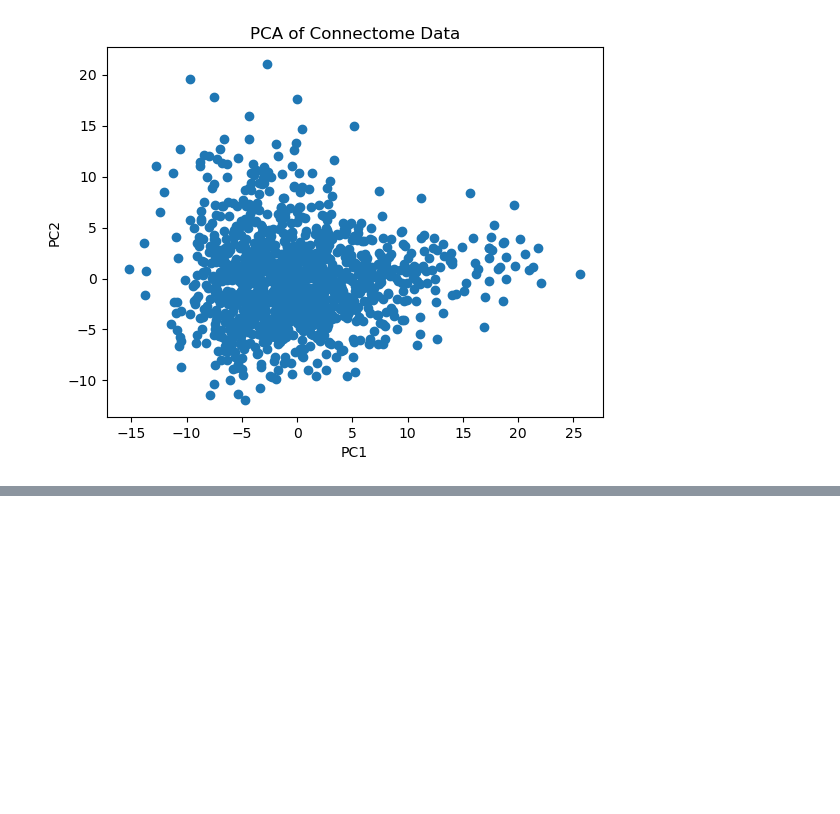
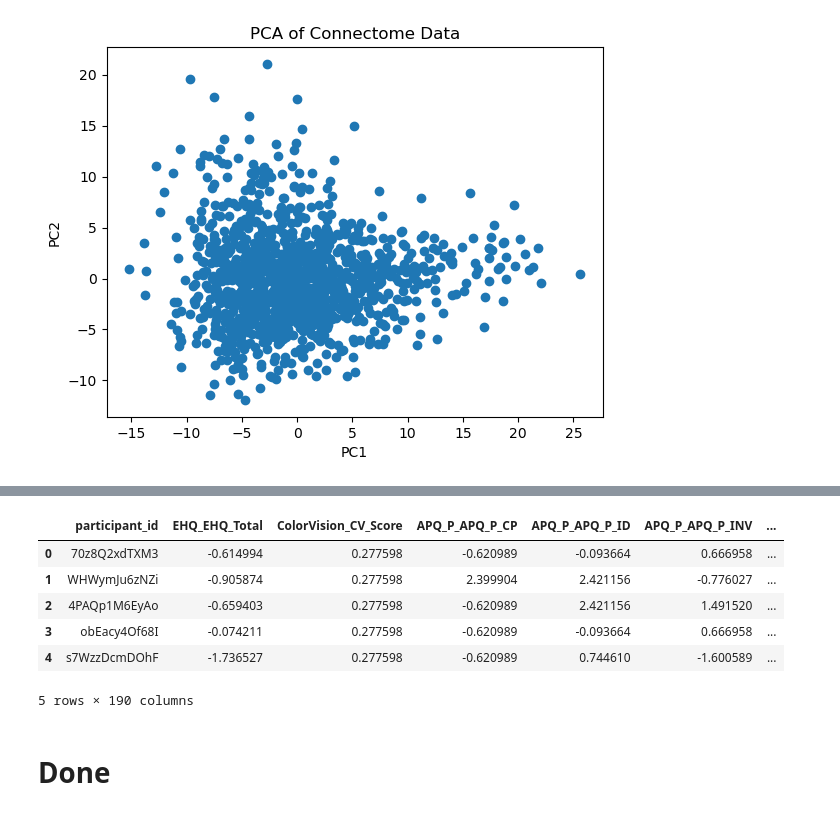
Before and after one commit to ASdata1/ADHD_SEX_Prediction, a Jupyter notebook: notebooks/Data Preparation/Data prep.ipynb, the cells around one changed output, grey strips where cells are left out. Drawn from its saved outputs; the diff is of its cells as text; code cells hidden in the pictures; blank space fills up the shorter version.

```diff
--- a/notebooks/Data Preparation/Data prep.ipynb
+++ b/notebooks/Data Preparation/Data prep.ipynb
@@ -130,0 +170,11 @@ plt.show()
+# %%
+def handedness_group(score):
+    if score <= -0.5:
+        return 'Left'
+    elif score >= 0.5:
+        return 'Right'
+    else:
+        return 'Ambidextrous'
+
+cat_data['Handedness_Group'] = quant_data['EHQ_EHQ_Total'].apply(handedness_group)
+df['Handedness_Group'] = df['EHQ_EHQ_Total'].apply(handedness_group)
@@ -130,0 +183,4 @@ plt.show()
+# %%
+print(df['Handedness_Group'])
+# change data type to numerical
+df['Handedness_Group'] = df['Handedness_Group'].astype('category').cat.codes
@@ -130,0 +254,22 @@ plt.show()
+# %%
+# Convert 'Handedness_Group' to numerical codes for KNN imputation
+df['Handedness_Group'] = df['Handedness_Group'].astype('category').cat.codes
+cat_data['Handedness_Group'] = cat_data['Handedness_Group'].astype('category').cat.codes
+# %%
+df = standardise_quant(df, quant_cols)
+df = df.drop(columns=['MRI_Track_Age_at_Scan'], axis=1, errors='ignore')
+df = knn_impute(df, quant_cols + cat_cols)
+df = one_hot_encode(df, cat_cols)
+df = pca_connectome(df, conn_cols)
+# %%
+df.head()
+# %% [output]
+|  | participant_id | EHQ_EHQ_Total | ColorVision_CV_Score | APQ_P_APQ_P_CP | APQ_P_APQ_P_ID | APQ_P_APQ_P_INV | ... |
+| 0 | 70z8Q2xdTXM3 | -0.614994 | 0.277598 | -0.620989 | -0.093664 | 0.666958 | ... |
+| 1 | WHWymJu6zNZi | -0.905874 | 0.277598 | 2.399904 | 2.421156 | -0.776027 | ... |
+| 2 | 4PAQp1M6EyAo | -0.659403 | 0.277598 | -0.620989 | 2.421156 | 1.491520 | ... |
+| 3 | obEacy4Of68I | -0.074211 | 0.277598 | -0.620989 | -0.093664 | 0.666958 | ... |
+| 4 | s7WzzDcmDOhF | -1.736527 | 0.277598 | -0.620989 | 0.744610 | -1.600589 | ... |
+5 rows × 190 columns
+# %% [markdown]
+# Done
```
Also changed, not shown: parts of 9 cells of this notebook.
